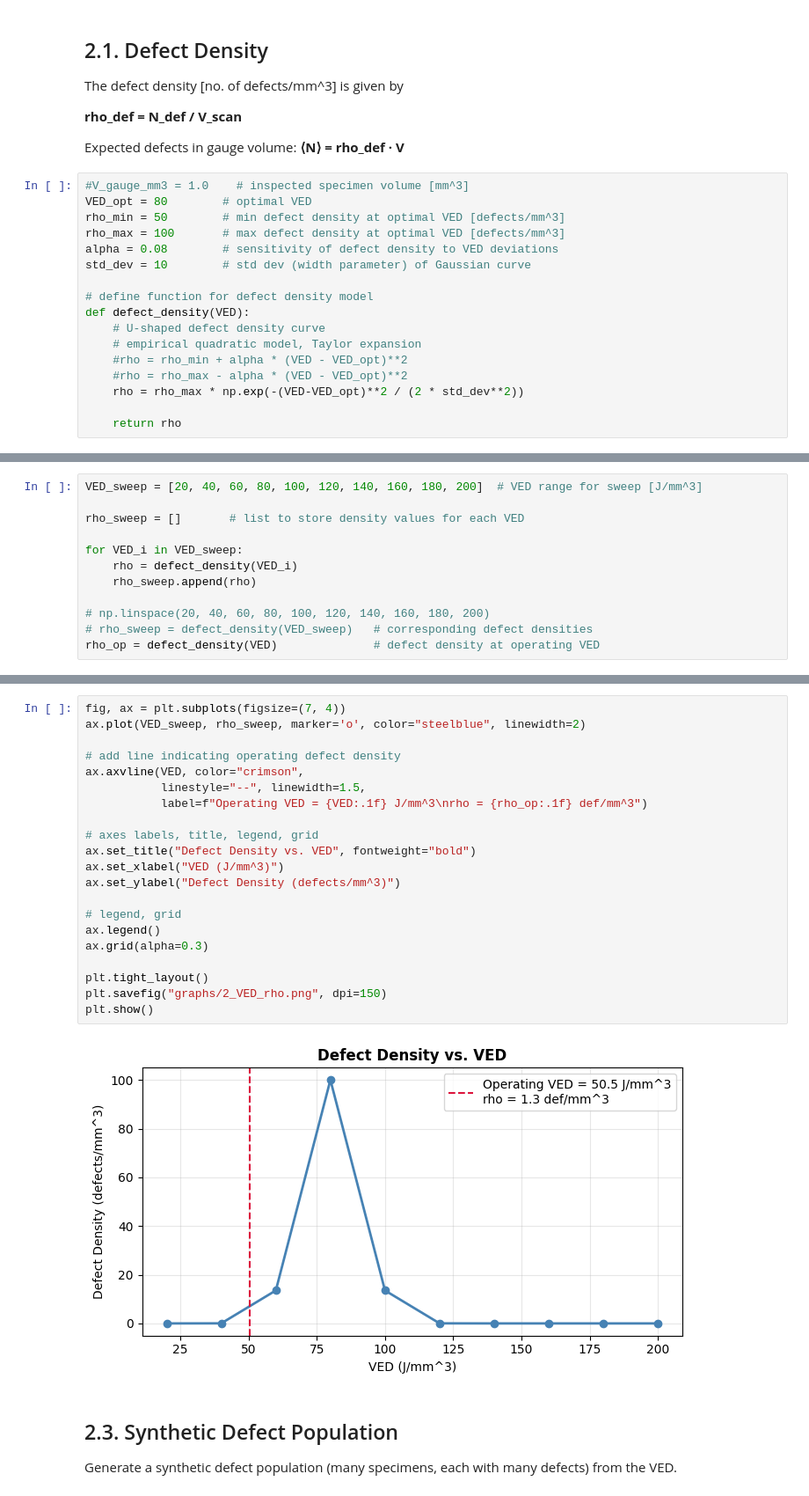
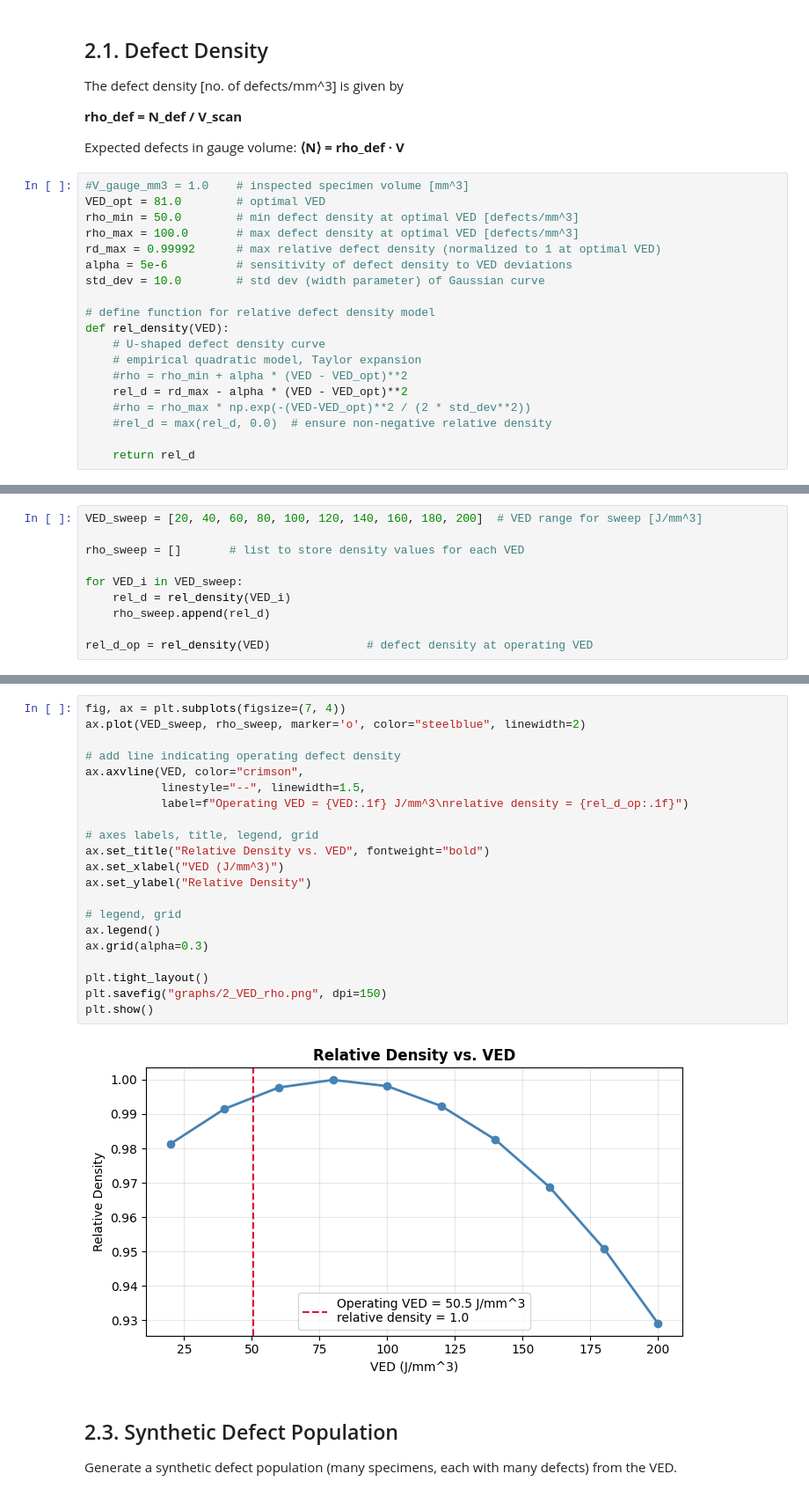
Before and after one commit to jessk816/pinn, a Jupyter notebook: models/paris/workflow_2.ipynb, the cells around one changed output, grey strips where cells are left out. Shown at 88% size. Cells and saved outputs as stored; diff of their text form.

```diff
--- a/models/paris/workflow_2.ipynb
+++ b/models/paris/workflow_2.ipynb
@@ -136,20 +132,22 @@ The defect density [no. of defects/mm^3] is given by
 Expected defects in gauge volume:  **⟨N⟩ = rho_def · V**
 # %%
 #V_gauge_mm3 = 1.0    # inspected specimen volume [mm^3]
-VED_opt = 80        # optimal VED
-rho_min = 50        # min defect density at optimal VED [defects/mm^3]
-rho_max = 100       # max defect density at optimal VED [defects/mm^3]
-alpha = 0.08        # sensitivity of defect density to VED deviations
-std_dev = 10        # std dev (width parameter) of Gaussian curve
+VED_opt = 81.0        # optimal VED
+rho_min = 50.0        # min defect density at optimal VED [defects/mm^3]
+rho_max = 100.0       # max defect density at optimal VED [defects/mm^3]
+rd_max = 0.99992      # max relative defect density (normalized to 1 at optimal VED)
+alpha = 5e-6          # sensitivity of defect density to VED deviations
+std_dev = 10.0        # std dev (width parameter) of Gaussian curve
 
-# define function for defect density model
-def defect_density(VED):
+# define function for relative defect density model
+def rel_density(VED):
     # U-shaped defect density curve
     # empirical quadratic model, Taylor expansion
     #rho = rho_min + alpha * (VED - VED_opt)**2
-    #rho = rho_max - alpha * (VED - VED_opt)**2
-    rho = rho_max * np.exp(-(VED-VED_opt)**2 / (2 * std_dev**2))
+    rel_d = rd_max - alpha * (VED - VED_opt)**2
+    #rho = rho_max * np.exp(-(VED-VED_opt)**2 / (2 * std_dev**2))
+    #rel_d = max(rel_d, 0.0)  # ensure non-negative relative density
 
-    return rho
+    return rel_d
 # %% [markdown]
 ## 2.2. VED–Defect Density Correlation
@@ -173,9 +172,7 @@ VED_sweep = [20, 40, 60, 80, 100, 120, 140, 160, 180, 200]  # VED range for swee
 rho_sweep = []       # list to store density values for each VED
 
 for VED_i in VED_sweep:
-    rho = defect_density(VED_i)
-    rho_sweep.append(rho)
+    rel_d = rel_density(VED_i)
+    rho_sweep.append(rel_d)
 
-# np.linspace(20, 40, 60, 80, 100, 120, 140, 160, 180, 200)
-# rho_sweep = defect_density(VED_sweep)   # corresponding defect densities
-rho_op = defect_density(VED)              # defect density at operating VED
+rel_d_op = rel_density(VED)              # defect density at operating VED
@@ -184,26 +179,26 @@ rho_op = defect_density(VED)              # defect density at operating VED
 # %%
 fig, ax = plt.subplots(figsize=(7, 4))
 ax.plot(VED_sweep, rho_sweep, marker='o', color="steelblue", linewidth=2)
 
 # add line indicating operating defect density
 ax.axvline(VED, color="crimson",
            linestyle="--", linewidth=1.5,
-           label=f"Operating VED = {VED:.1f} J/mm^3\nrho = {rho_op:.1f} def/mm^3")
+           label=f"Operating VED = {VED:.1f} J/mm^3\nrelative density = {rel_d_op:.1f}")
 
 # axes labels, title, legend, grid
-ax.set_title("Defect Density vs. VED", fontweight="bold")
+ax.set_title("Relative Density vs. VED", fontweight="bold")
 ax.set_xlabel("VED (J/mm^3)")
-ax.set_ylabel("Defect Density (defects/mm^3)")
+ax.set_ylabel("Relative Density")
 
 # legend, grid
 ax.legend()
 ax.grid(alpha=0.3)
 
 plt.tight_layout()
 plt.savefig("graphs/2_VED_rho.png", dpi=150)
 plt.show()
 # %% [output]
-[figure, old version]
+[figure, new version]
 # %% [markdown]
 ## 2.3. Synthetic Defect Population
 Generate a synthetic defect population (many specimens, each with many defects) from the VED.
```
Also changed, not shown: parts of 28 cells of this notebook, 8 other files.
